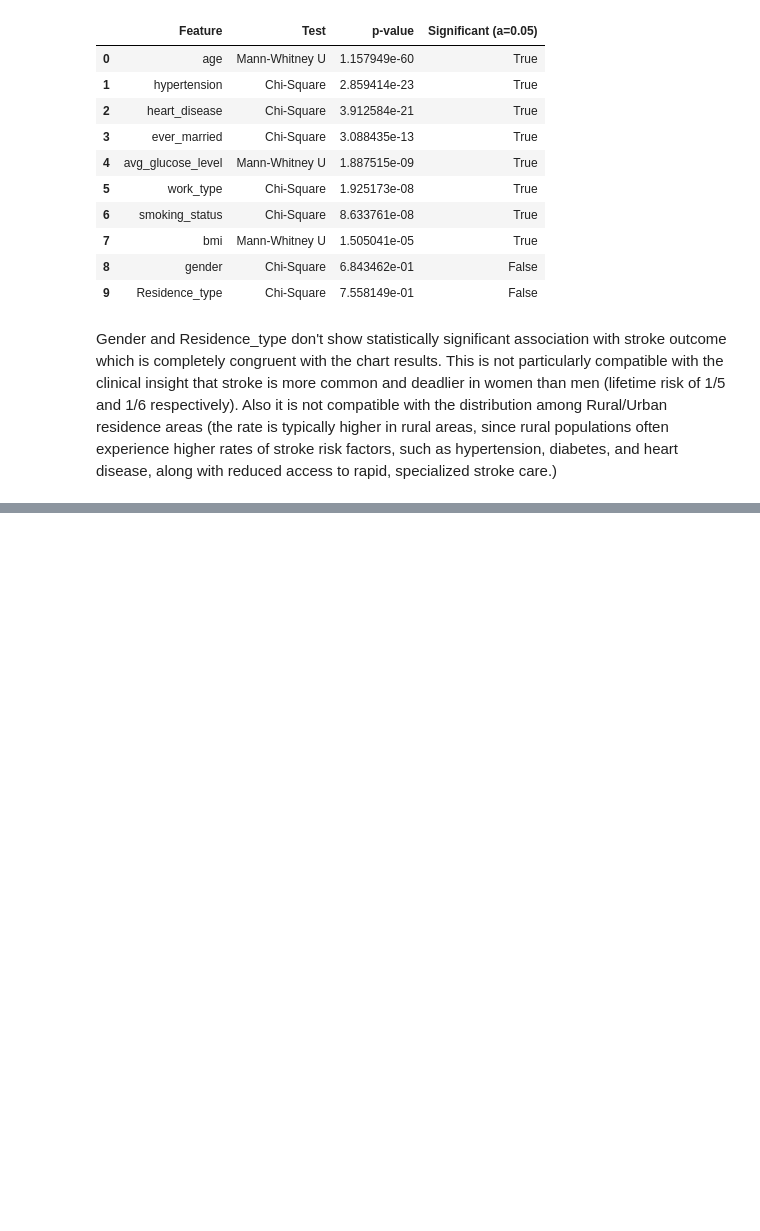
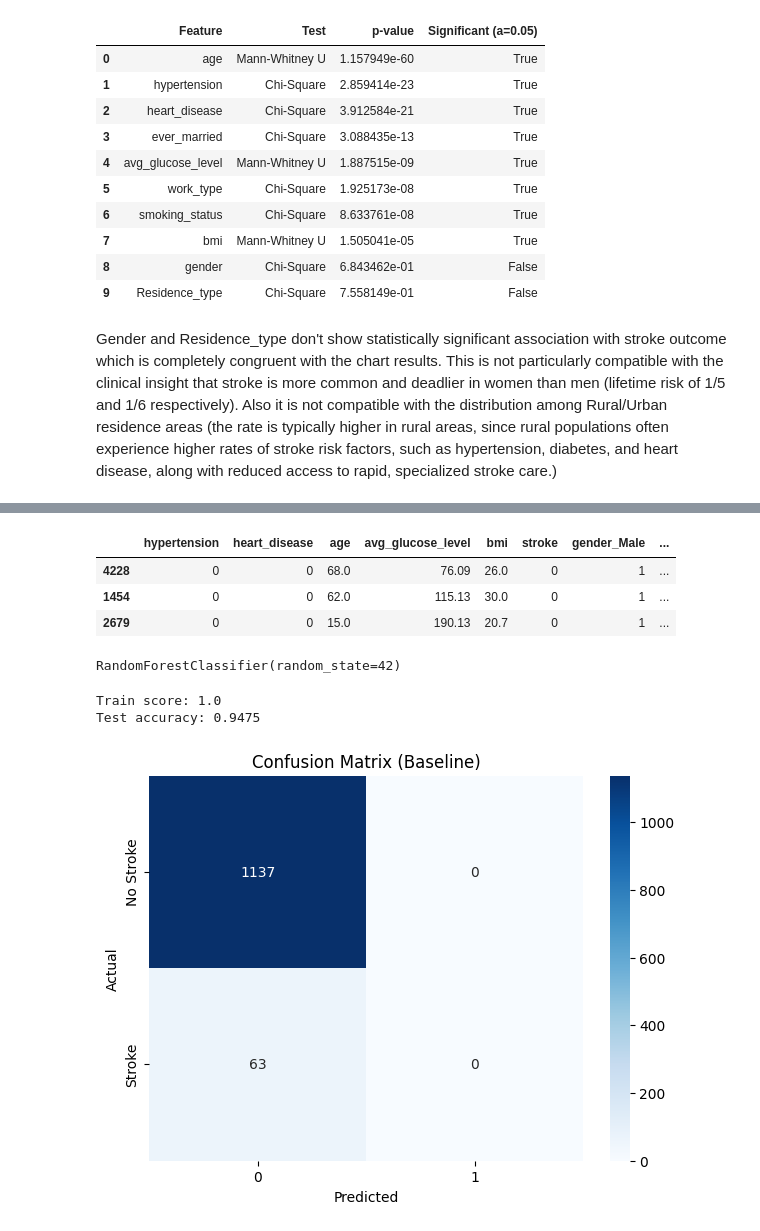
Before and after one commit to mtfattahpour/stroke-prediction, a Jupyter notebook: notebooks/data_exploration.ipynb, the cells around one changed output, grey strips where cells are left out. Cells and saved outputs as stored; diff of their text form; code cells hidden in the pictures; blank space fills up the shorter version.

Commit message:
Baseline random forest model, confirms class imbalance problem

```diff
--- a/notebooks/data_exploration.ipynb
+++ b/notebooks/data_exploration.ipynb
@@ -633,0 +638,5 @@ Gender and Residence_type don't show statistically significant association with
+# %%
+dfd = pd.get_dummies(data_clean, columns=['gender', 'ever_married', 'work_type', 'Residence_type', 'smoking_status'], drop_first=True)
+
+bool_cols = dfd.select_dtypes(include='bool').columns
+dfd[bool_cols] = dfd[bool_cols].astype(int)
@@ -633,0 +653,7 @@ Gender and Residence_type don't show statistically significant association with
+# %%
+dfd.sample(3)
+# %% [output]
+|  | hypertension | heart_disease | age | avg_glucose_level | bmi | stroke | gender_Male | ... |
+| 4228 | 0 | 0 | 68.0 | 76.09 | 26.0 | 0 | 1 | ... |
+| 1454 | 0 | 0 | 62.0 | 115.13 | 30.0 | 0 | 1 | ... |
+| 2679 | 0 | 0 | 15.0 | 190.13 | 20.7 | 0 | 1 | ... |
@@ -633,0 +663,10 @@ Gender and Residence_type don't show statistically significant association with
+# %%
+y_base = dfd["stroke"]
+X_base = dfd.drop("stroke", axis=1)
+
+X_train_b, X_test_b, y_train_b, y_test_b = train_test_split(X_base, y_base, test_size=0.25, random_state=42)
+
+rf_base = RandomForestClassifier(random_state=42)
+rf_base.fit(X_train_b, y_train_b)
+# %% [output]
+RandomForestClassifier(random_state=42)
@@ -633,0 +679,18 @@ Gender and Residence_type don't show statistically significant association with
+# %%
+y_pred_base = rf_base.predict(X_test_b)
+
+print("Train score:", round(rf_base.score(X_train_b, y_train_b), 4))
+print("Test accuracy:", round(accuracy_score(y_test_b, y_pred_base), 4))
+# %% [output]
+Train score: 1.0
+Test accuracy: 0.9475
+# %%
+cm = confusion_matrix(y_test_b, y_pred_base)
+plt.figure(figsize=(7, 5))
+sns.heatmap(cm, annot=True, cmap="Blues", fmt="d", yticklabels=["No Stroke", "Stroke"])
+plt.xlabel("Predicted")
+plt.ylabel("Actual")
+plt.title("Confusion Matrix (Baseline)")
+plt.show()
+# %% [output]
+[figure, added]
```
Also changed, not shown: parts of 8 cells of this notebook.
